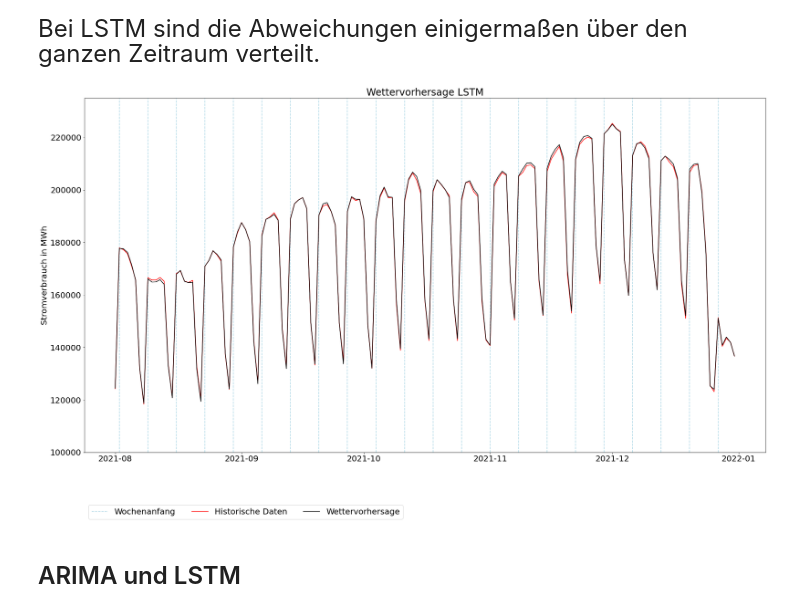
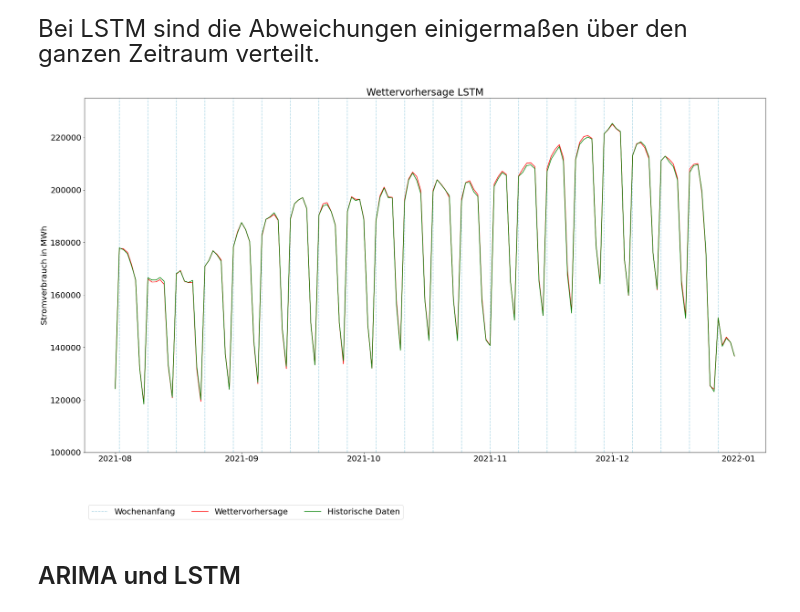
Before and after one commit to ArneDecker/Masterthesis, a Jupyter notebook: 5-Evaluation/02-Test mit Wettervorhersage.ipynb, the cells around one changed output. Cells and saved outputs as stored; diff of their text form; code cells hidden in the pictures.

```diff
--- a/5-Evaluation/02-Test mit Wettervorhersage.ipynb
+++ b/5-Evaluation/02-Test mit Wettervorhersage.ipynb
@@ -299,24 +299,24 @@ Bei LSTM sind die Abweichungen einigermaßen über den ganzen Zeitraum verteilt.
 # %%
 for date in y_test_true[y_test_true.index.weekday == 0].index:
 
     plt.axvline(x=date, ymin=0, ymax=1, color="lightblue", linestyle="--", label="Wochenanfang")
 
 #plt.plot(y_test_true, color="blue", label="Wahr");
-plt.plot(lstm_preds, color="red", label="Historische Daten")
-plt.plot(lstm_preds_weatherforecast, color="black", label="Wettervorhersage");
+plt.plot(lstm_preds_weatherforecast, color="red", label="Wettervorhersage");
+plt.plot(lstm_preds, color="green", label="Historische Daten")
 plt.title("Wettervorhersage LSTM")
 plt.ylabel("Stromverbrauch in MWh")
 plt.ylim(100000,235000)
 plt.legend(loc="upper right")
 
 #Legende einfügen
 handles, labels = plt.gca().get_legend_handles_labels()
 by_label = OrderedDict(zip(labels, handles))
 plt.legend(by_label.values(), by_label.keys(), loc="lower left", bbox_to_anchor=(0,-0.2), ncol=5)
 
 plt.show()
 # %% [output]
-[figure, old version]
+[figure, new version]
 # %% [markdown]
 ### <font size="5">ARIMA und LSTM</font><a class="anchor" id="5-02-arimalstm"></a>
 # %%
```
Also changed, not shown: parts of 1 cell of this notebook, 1 other file.
